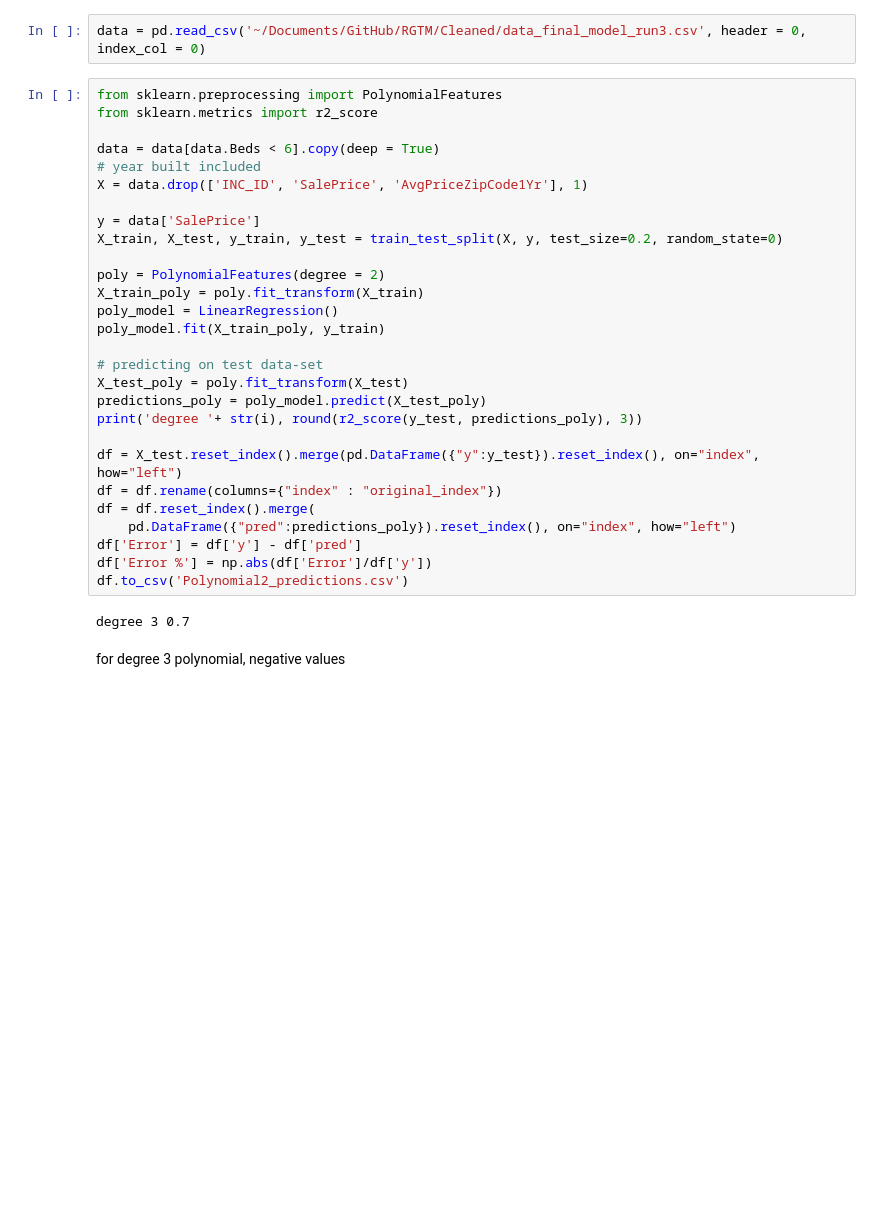
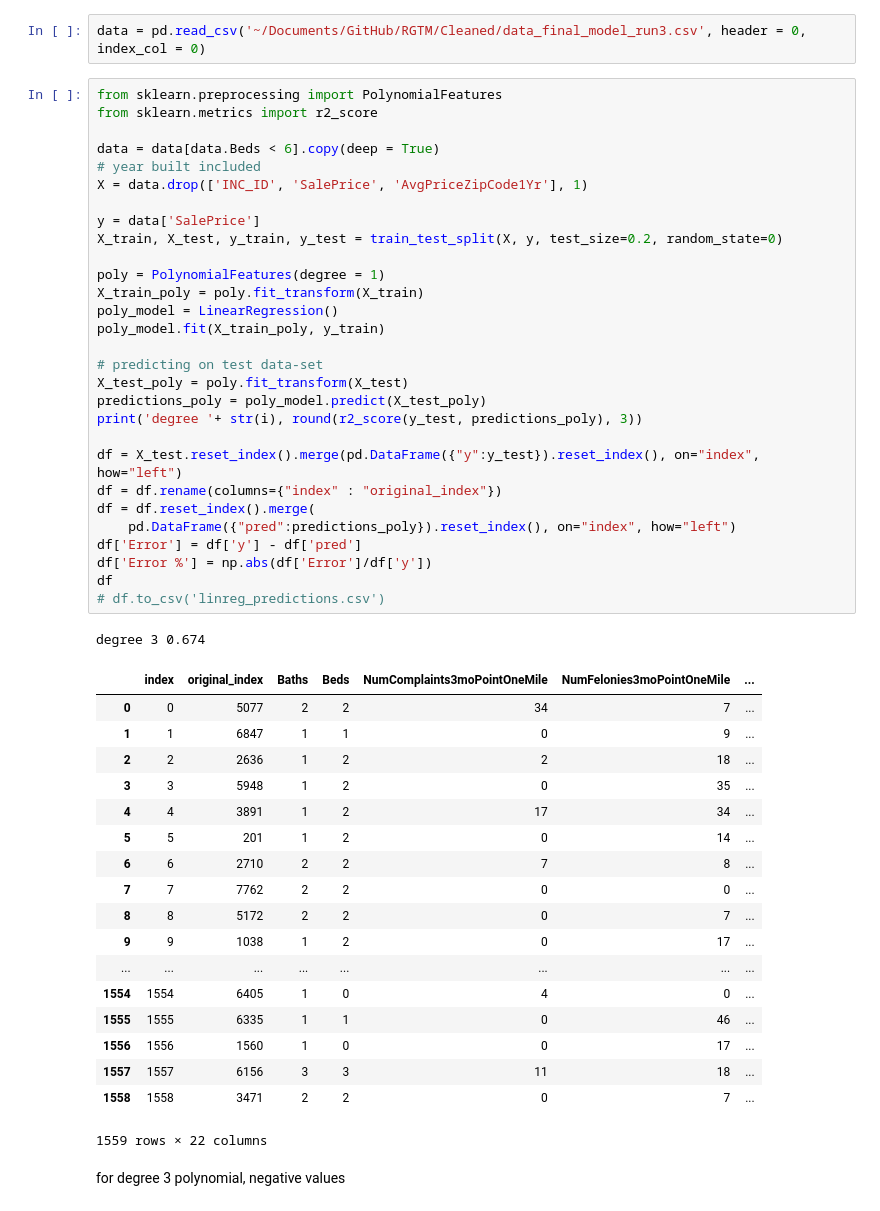
Before and after one commit to sujeongcha/RGTM, a Jupyter notebook: PythonScripts/modeling_soojin_kim.ipynb, the cells around one changed output. Cells and saved outputs as stored; diff of their text form; blank space fills up the shorter version.

Commit message:
linreg predictions

```diff
--- a/PythonScripts/modeling_soojin_kim.ipynb
+++ b/PythonScripts/modeling_soojin_kim.ipynb
@@ -45,33 +45,52 @@ data = pd.read_csv('~/Documents/GitHub/RGTM/Cleaned/data_final_model_run3.csv',
 # %%
 from sklearn.preprocessing import PolynomialFeatures
 from sklearn.metrics import r2_score
 
 data = data[data.Beds < 6].copy(deep = True)
 # year built included
 X = data.drop(['INC_ID', 'SalePrice', 'AvgPriceZipCode1Yr'], 1)
 
 y = data['SalePrice']
 X_train, X_test, y_train, y_test = train_test_split(X, y, test_size=0.2, random_state=0)
 
-poly = PolynomialFeatures(degree = 2)
+poly = PolynomialFeatures(degree = 1)
 X_train_poly = poly.fit_transform(X_train)
 poly_model = LinearRegression()
 poly_model.fit(X_train_poly, y_train)
 
 # predicting on test data-set
 X_test_poly = poly.fit_transform(X_test)
 predictions_poly = poly_model.predict(X_test_poly)
 print('degree '+ str(i), round(r2_score(y_test, predictions_poly), 3))
 
 df = X_test.reset_index().merge(pd.DataFrame({"y":y_test}).reset_index(), on="index", how="left")
 df = df.rename(columns={"index" : "original_index"})
 df = df.reset_index().merge(
     pd.DataFrame({"pred":predictions_poly}).reset_index(), on="index", how="left")
 df['Error'] = df['y'] - df['pred']
 df['Error %'] = np.abs(df['Error']/df['y'])
-df.to_csv('Polynomial2_predictions.csv')
+df
+# df.to_csv('linreg_predictions.csv')
 # %% [output]
-degree 3 0.7
+degree 3 0.674
+|  | index | original_index | Baths | Beds | NumComplaints3moPointOneMile | NumFelonies3moPointOneMile | ... |
+| 0 | 0 | 5077 | 2 | 2 | 34 | 7 | ... |
+| 1 | 1 | 6847 | 1 | 1 | 0 | 9 | ... |
+| 2 | 2 | 2636 | 1 | 2 | 2 | 18 | ... |
+| 3 | 3 | 5948 | 1 | 2 | 0 | 35 | ... |
+| 4 | 4 | 3891 | 1 | 2 | 17 | 34 | ... |
+| 5 | 5 | 201 | 1 | 2 | 0 | 14 | ... |
+| 6 | 6 | 2710 | 2 | 2 | 7 | 8 | ... |
+| 7 | 7 | 7762 | 2 | 2 | 0 | 0 | ... |
+| 8 | 8 | 5172 | 2 | 2 | 0 | 7 | ... |
+| 9 | 9 | 1038 | 1 | 2 | 0 | 17 | ... |
+| ... | ... | ... | ... | ... | ... | ... | ... |
+| 1554 | 1554 | 6405 | 1 | 0 | 4 | 0 | ... |
+| 1555 | 1555 | 6335 | 1 | 1 | 0 | 46 | ... |
+| 1556 | 1556 | 1560 | 1 | 0 | 0 | 17 | ... |
+| 1557 | 1557 | 6156 | 3 | 3 | 11 | 18 | ... |
+| 1558 | 1558 | 3471 | 2 | 2 | 0 | 7 | ... |
+1559 rows × 22 columns
 # %% [markdown]
 for degree 3 polynomial, negative values
 # %% [markdown]
```
Also changed, not shown: parts of 2 cells of this notebook, 1 other file.
